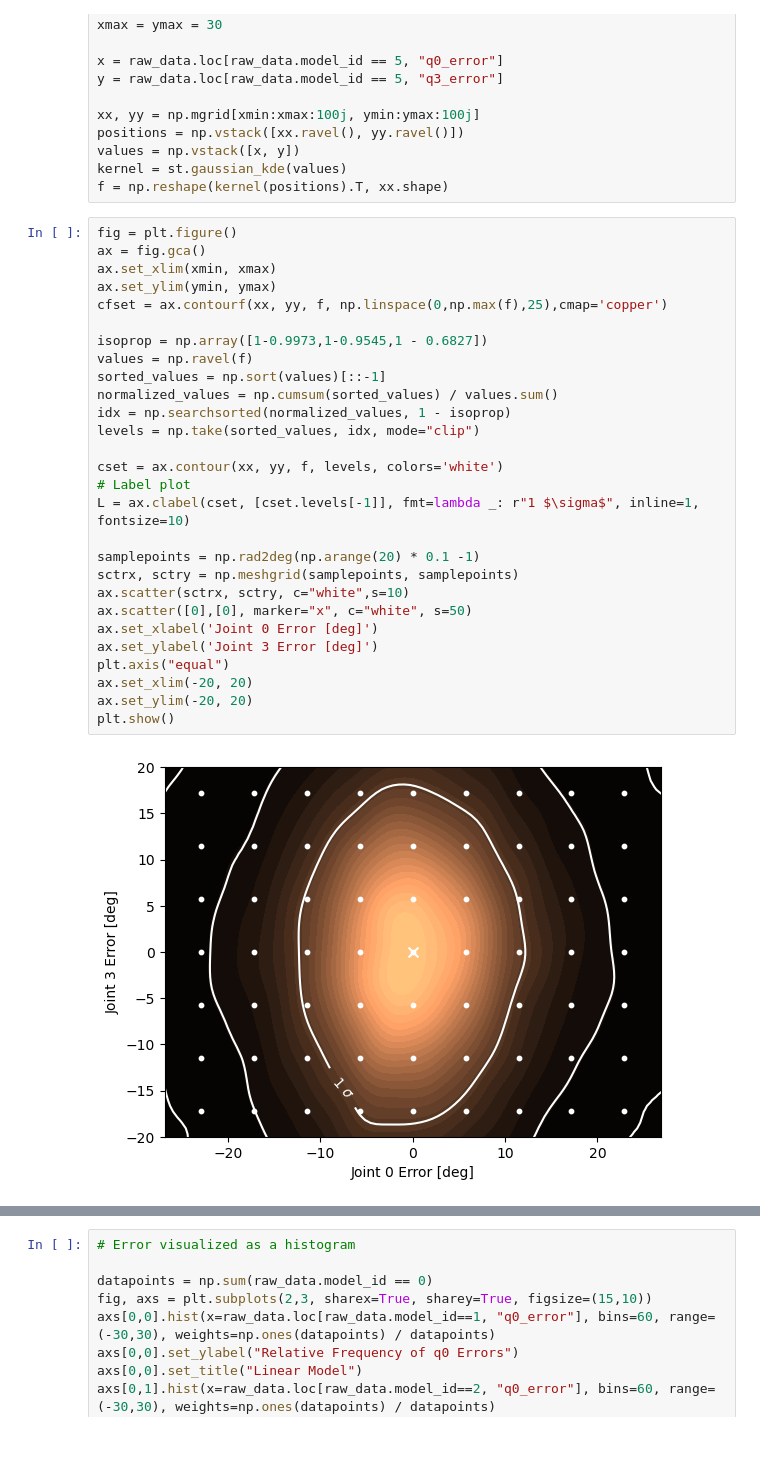
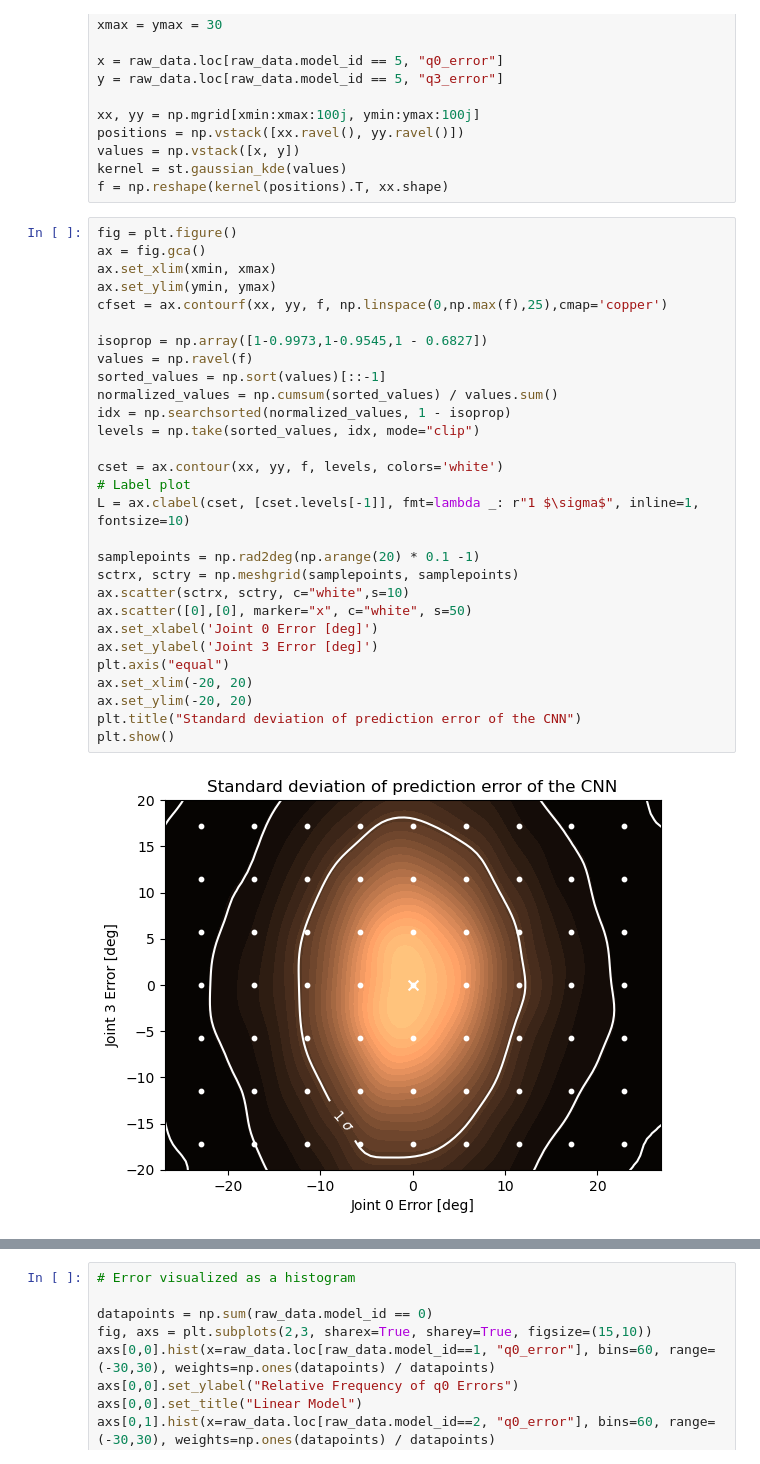
Before and after one commit to Tilman-Burghoff/acoustic-sensing, a Jupyter notebook: results/analyse_results_mic_outside.ipynb, the cells around one changed output, grey strips where cells are left out. Cells and saved outputs as stored; diff of their text form.

Commit message:
small fixes for analyse_results.ipynb
- Adds/fixes plot titles
- changes f string usage to be compatible with python 3.9 (before 3.12 syntax was used)

```diff
--- a/results/analyse_results_mic_outside.ipynb
+++ b/results/analyse_results_mic_outside.ipynb
@@ -157,33 +158,34 @@ f = np.reshape(kernel(positions).T, xx.shape)
 # %%
 fig = plt.figure()
 ax = fig.gca()
 ax.set_xlim(xmin, xmax)
 ax.set_ylim(ymin, ymax)
 cfset = ax.contourf(xx, yy, f, np.linspace(0,np.max(f),25),cmap='copper')
 
 isoprop = np.array([1-0.9973,1-0.9545,1 - 0.6827])
 values = np.ravel(f)
 sorted_values = np.sort(values)[::-1]
 normalized_values = np.cumsum(sorted_values) / values.sum()
 idx = np.searchsorted(normalized_values, 1 - isoprop)
 levels = np.take(sorted_values, idx, mode="clip")
 
 cset = ax.contour(xx, yy, f, levels, colors='white')
 # Label plot
 L = ax.clabel(cset, [cset.levels[-1]], fmt=lambda _: r"1 $\sigma$", inline=1, fontsize=10)
 
 samplepoints = np.rad2deg(np.arange(20) * 0.1 -1)
 sctrx, sctry = np.meshgrid(samplepoints, samplepoints)
 ax.scatter(sctrx, sctry, c="white",s=10)
 ax.scatter([0],[0], marker="x", c="white", s=50)
 ax.set_xlabel('Joint 0 Error [deg]')
 ax.set_ylabel('Joint 3 Error [deg]')
 plt.axis("equal")
 ax.set_xlim(-20, 20)
 ax.set_ylim(-20, 20)
+plt.title("Standard deviation of prediction error of the CNN")
 plt.show()
 # %% [output]
-[figure, old version]
+[figure, new version]
 # %%
 # The same KDE as a 3d plot
 
```
Also changed, not shown: parts of 6 cells of this notebook.
